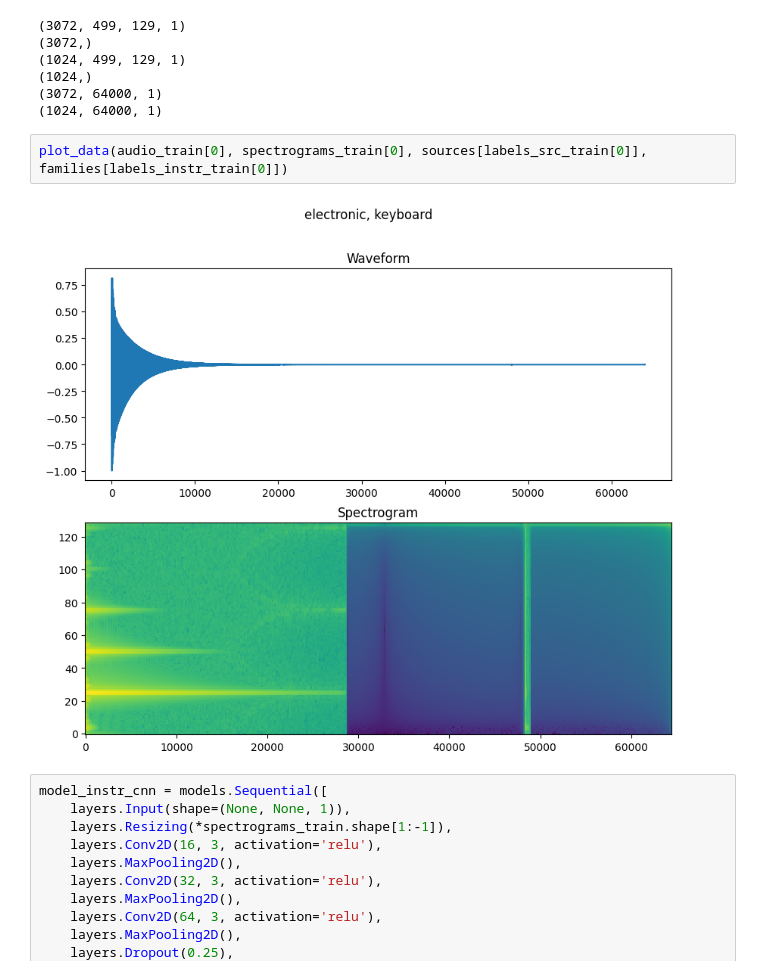
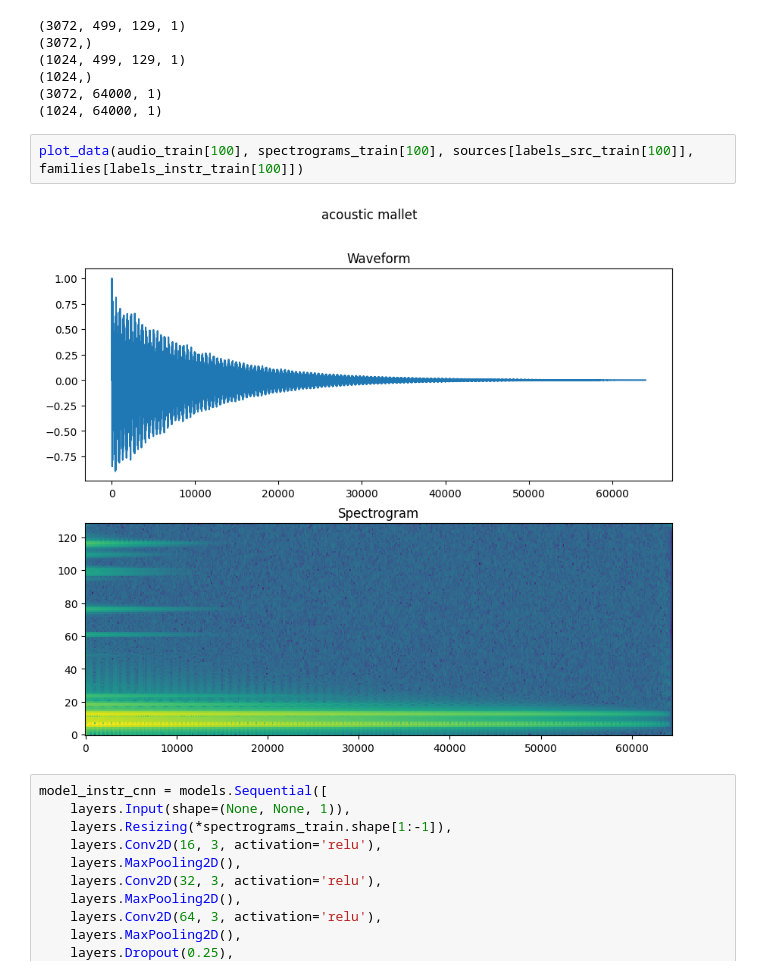
Before and after one commit to bucket420/AudioClassification, a Jupyter notebook: train.ipynb, the cells around one changed output. Saved outputs shown, nothing was run; the diff lists cells and outputs as text.

```diff
--- a/train.ipynb
+++ b/train.ipynb
@@ -37,9 +37,9 @@ print(audio_test.shape)
 (3072, 64000, 1)
 (1024, 64000, 1)
 # %%
-plot_data(audio_train[0], spectrograms_train[0], sources[labels_src_train[0]], families[labels_instr_train[0]])
+plot_data(audio_train[100], spectrograms_train[100], sources[labels_src_train[100]], families[labels_instr_train[100]])
 # %% [output]
-[figure, old version]
+[figure, new version]
 # %%
 model_instr_cnn = models.Sequential([
     layers.Input(shape=(None, None, 1)),
```
Also changed, not shown: parts of 1 cell of this notebook, 3 other files.
